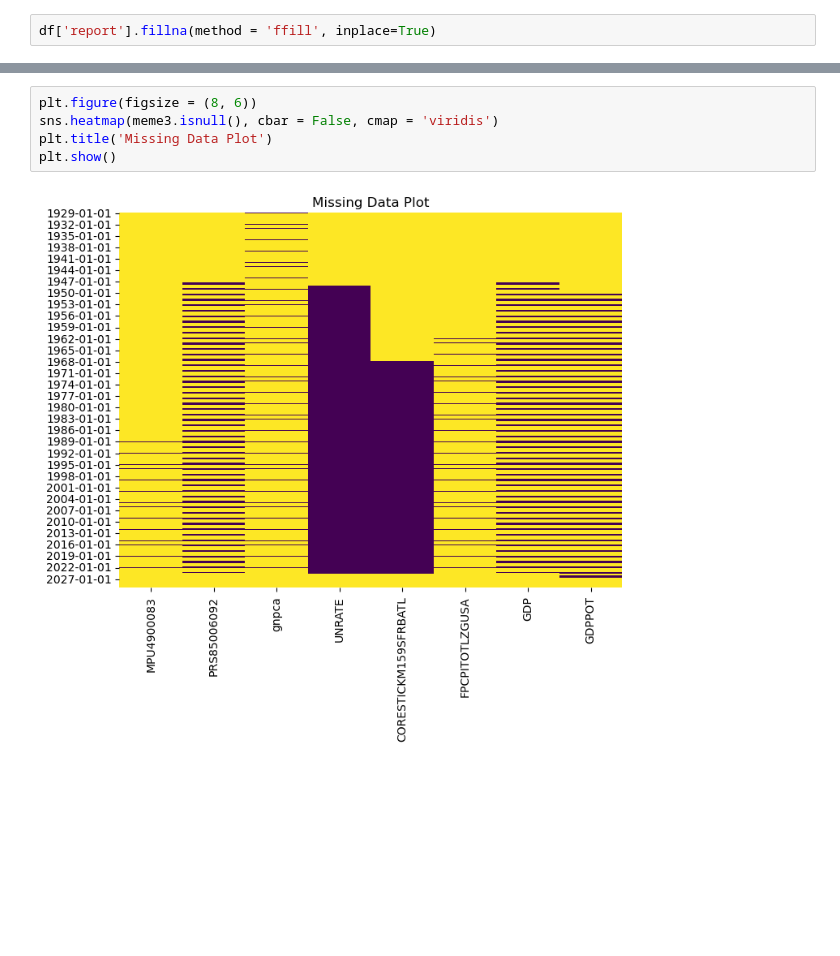
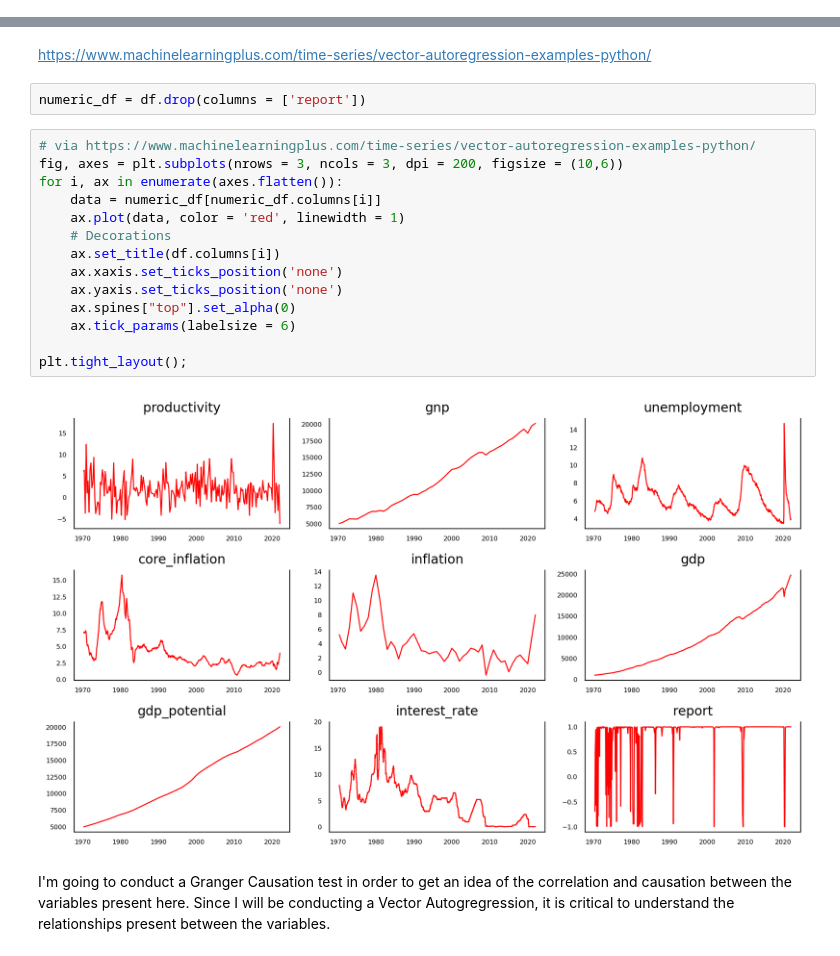
Before and after one commit to DanielGroneberg/Federal-Reserve-Interest-Rates-Forecast, a Jupyter notebook: code/02-EDA.ipynb, the cells around one changed output, grey strips where cells are left out. Saved outputs shown, nothing was run; the diff lists cells and outputs as text; blank space fills up the shorter version.

```diff
--- a/code/02-EDA.ipynb
+++ b/code/02-EDA.ipynb
@@ -47,2 +32,0 @@ Not all of the months I attemped to access actually have Beige Book reports. I t
-# %%
-df['report'].fillna(method = 'ffill', inplace=True)
@@ -553,7 +33,22 @@ See the caveats in the documentation: https://pandas.pydata.org/pandas-docs/stab
-# %%
-plt.figure(figsize = (8, 6))
-sns.heatmap(meme3.isnull(), cbar = False, cmap = 'viridis')
-plt.title('Missing Data Plot')
-plt.show()
-# %% [output]
-[figure, removed]
+# %% [markdown]
+https://www.machinelearningplus.com/time-series/vector-autoregression-examples-python/
+# %%
+numeric_df = df.drop(columns = ['report'])
+# %%
+# via https://www.machinelearningplus.com/time-series/vector-autoregression-examples-python/
+fig, axes = plt.subplots(nrows = 3, ncols = 3, dpi = 200, figsize = (10,6))
+for i, ax in enumerate(axes.flatten()):
+    data = numeric_df[numeric_df.columns[i]]
+    ax.plot(data, color = 'red', linewidth = 1)
+    # Decorations
+    ax.set_title(df.columns[i])
+    ax.xaxis.set_ticks_position('none')
+    ax.yaxis.set_ticks_position('none')
+    ax.spines["top"].set_alpha(0)
+    ax.tick_params(labelsize = 6)
+
+plt.tight_layout();
+# %% [output]
+[figure, added]
+# %% [markdown]
+I'm going to conduct a Granger Causation test in order to get an idea of the correlation and causation between the variables present here. Since I will be conducting a Vector Autogregression, it is critical to understand the relationships present between the variables.
```
Also changed, not shown: parts of 56 cells of this notebook, 8 other files.
